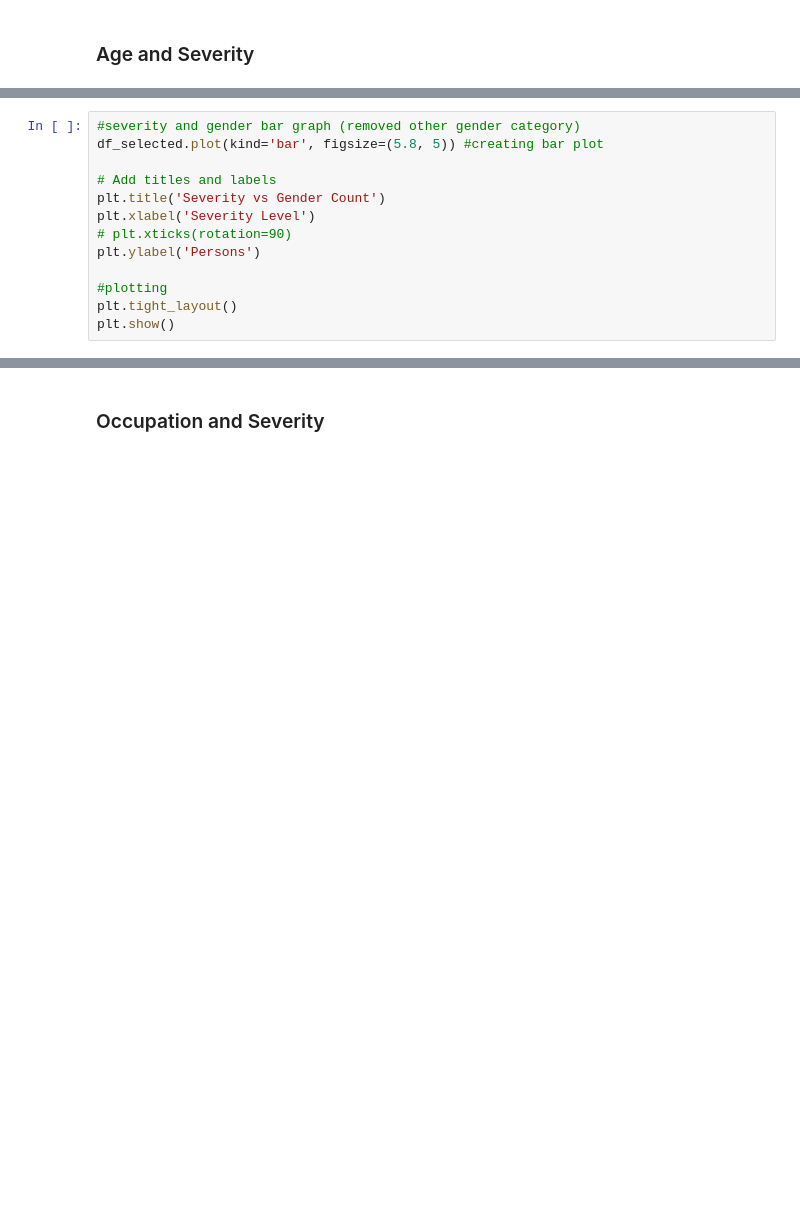
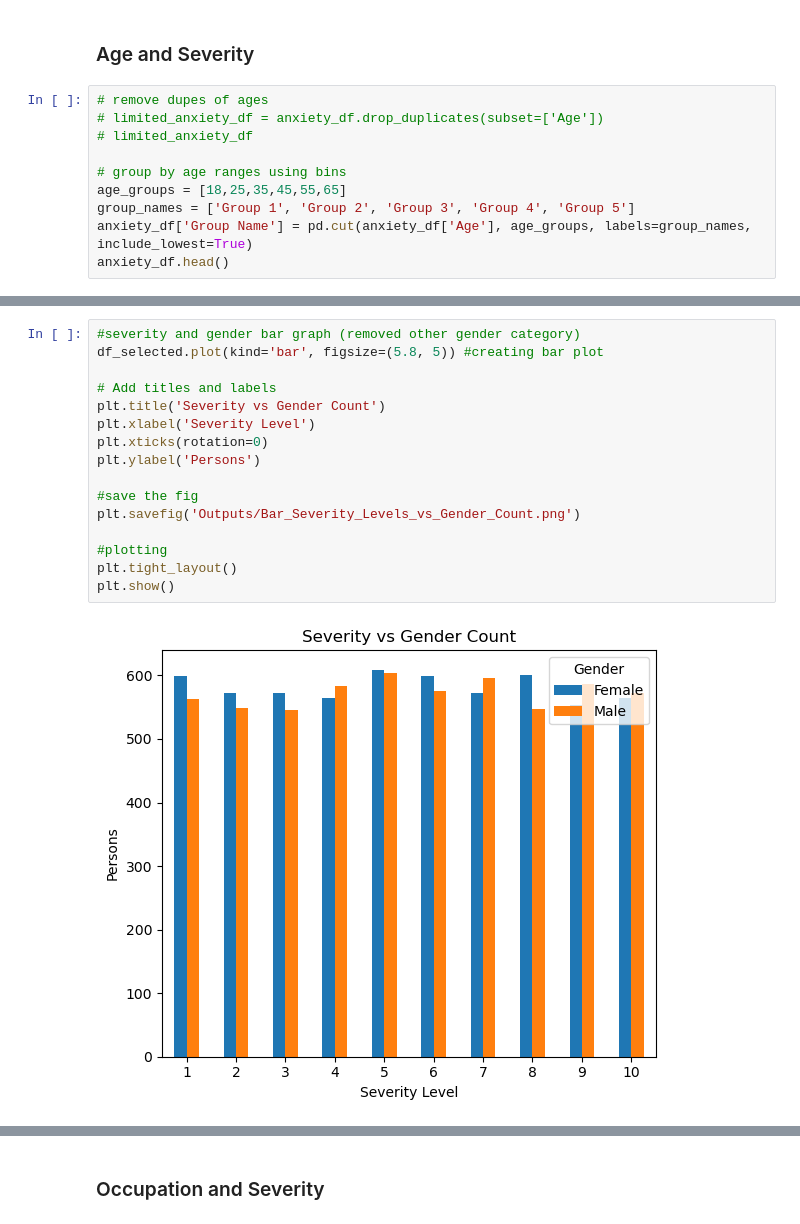
Before and after one commit to mopfun/2025-Project1-Group4, a Jupyter notebook: main.ipynb, the cells around one changed output, grey strips where cells are left out. Saved outputs shown, nothing was run; the diff lists cells and outputs as text; blank space fills up the shorter version.

```diff
--- a/main.ipynb
+++ b/main.ipynb
@@ -70,3 +144,13 @@ organized_anxiety_df.tail(500)
 ## What is the relationship between the severity of anxiety attacks and demographics such as age, gender, and occupation
 # %% [markdown]
 ### Age and Severity
+# %%
+# remove dupes of ages
+# limited_anxiety_df = anxiety_df.drop_duplicates(subset=['Age'])
+# limited_anxiety_df
+
+# group by age ranges using bins
+age_groups = [18,25,35,45,55,65]
+group_names = ['Group 1', 'Group 2', 'Group 3', 'Group 4', 'Group 5']
+anxiety_df['Group Name'] = pd.cut(anxiety_df['Age'], age_groups, labels=group_names, include_lowest=True)
+anxiety_df.head()
@@ -174,16 +374,21 @@ plt.show()
 # %%
 #severity and gender bar graph (removed other gender category)
 df_selected.plot(kind='bar', figsize=(5.8, 5)) #creating bar plot
 
 # Add titles and labels
 plt.title('Severity vs Gender Count')
 plt.xlabel('Severity Level')
-# plt.xticks(rotation=90)
+plt.xticks(rotation=0)
 plt.ylabel('Persons')
+
+#save the fig
+plt.savefig('Outputs/Bar_Severity_Levels_vs_Gender_Count.png')
 
 #plotting
 plt.tight_layout()
 plt.show()
+# %% [output]
+[figure, added]
 # %%
 #line plot of severity and gender count
 df_selected.plot(kind="line", figsize=(8, 5))
```
Also changed, not shown: parts of 23 cells of this notebook, 6 other files.
